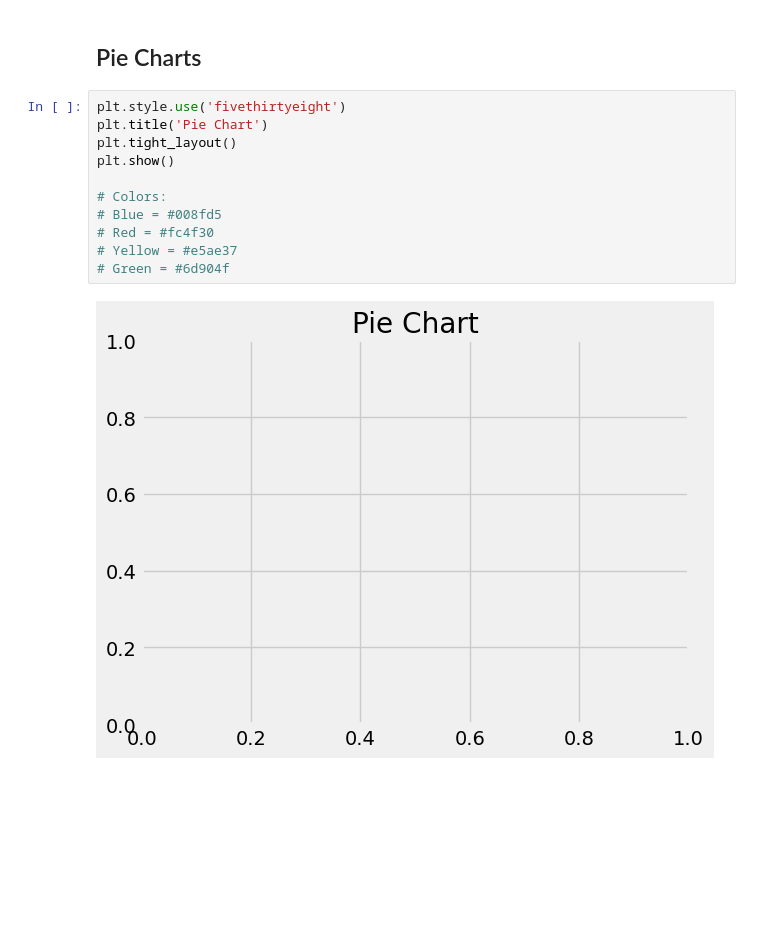
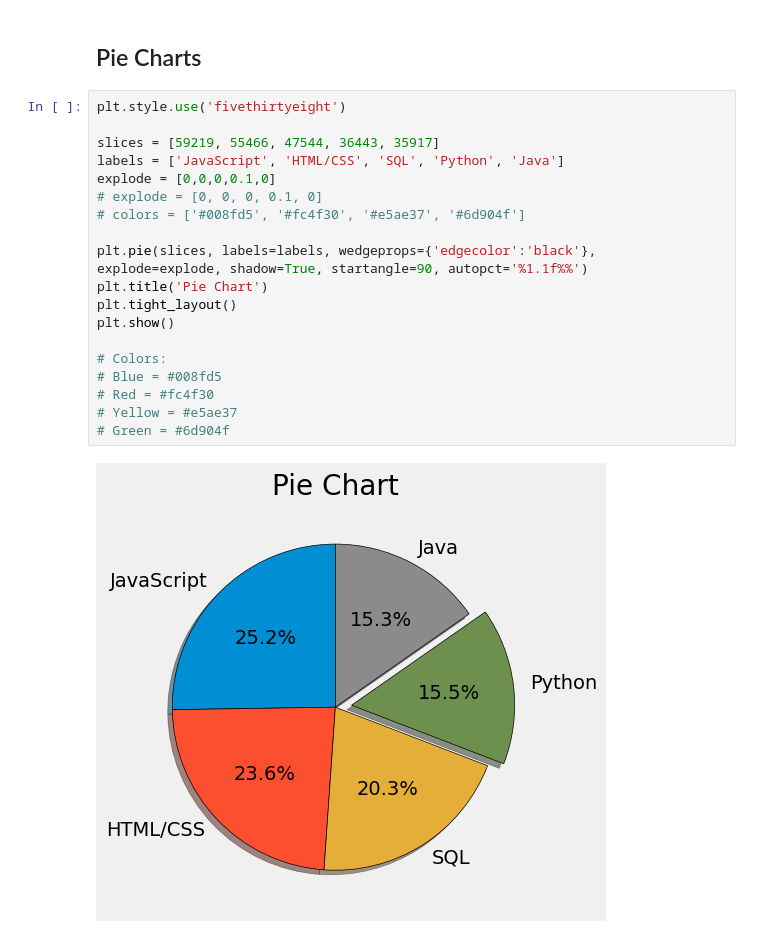
Before and after one commit to atharvakhandelwal19/my-data-science-roadmap, a Jupyter notebook: 04_matplotlib/basics.ipynb, the cells around one changed output. Cells and saved outputs as stored; diff of their text form; blank space fills up the shorter version.

```diff
--- a/04_matplotlib/basics.ipynb
+++ b/04_matplotlib/basics.ipynb
@@ -121,14 +121,22 @@ Text(0.5, 0, 'Number of People Who Use')
 ## Pie Charts
 # %%
 plt.style.use('fivethirtyeight')
+
+slices = [59219, 55466, 47544, 36443, 35917]
+labels = ['JavaScript', 'HTML/CSS', 'SQL', 'Python', 'Java']
+explode = [0,0,0,0.1,0]
+# explode = [0, 0, 0, 0.1, 0]
+# colors = ['#008fd5', '#fc4f30', '#e5ae37', '#6d904f']
+
+plt.pie(slices, labels=labels, wedgeprops={'edgecolor':'black'}, explode=explode, shadow=True, startangle=90, autopct='%1.1f%%')
 plt.title('Pie Chart')
 plt.tight_layout()
 plt.show()
 
 # Colors:
 # Blue = #008fd5
 # Red = #fc4f30
 # Yellow = #e5ae37
 # Green = #6d904f
 # %% [output]
-[figure, old version]
+[figure, new version]
```
Also changed, not shown: parts of 21 cells of this notebook, 1 other file.
